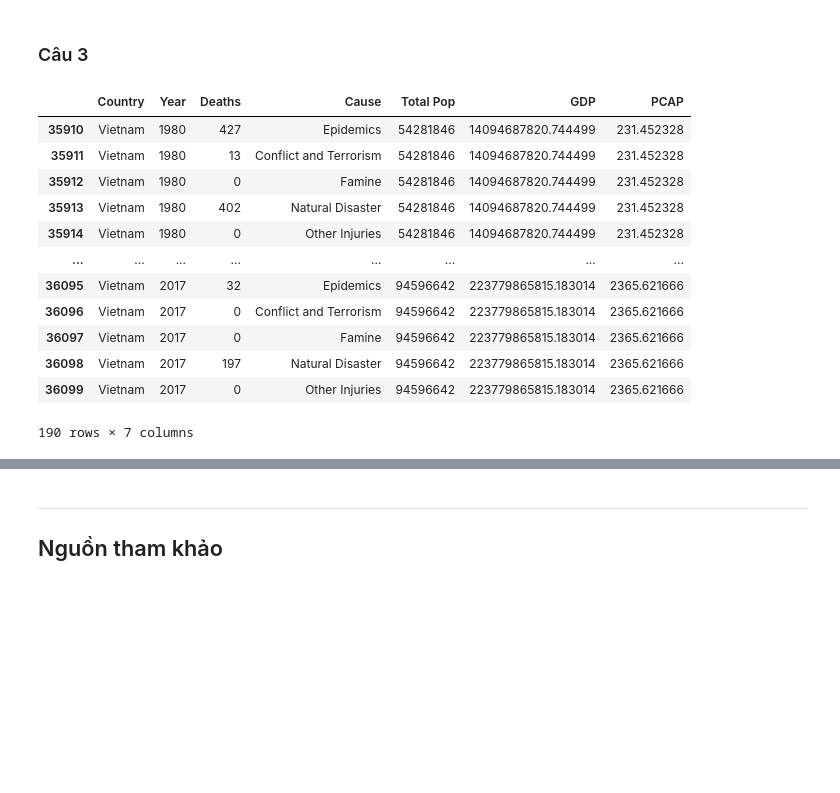
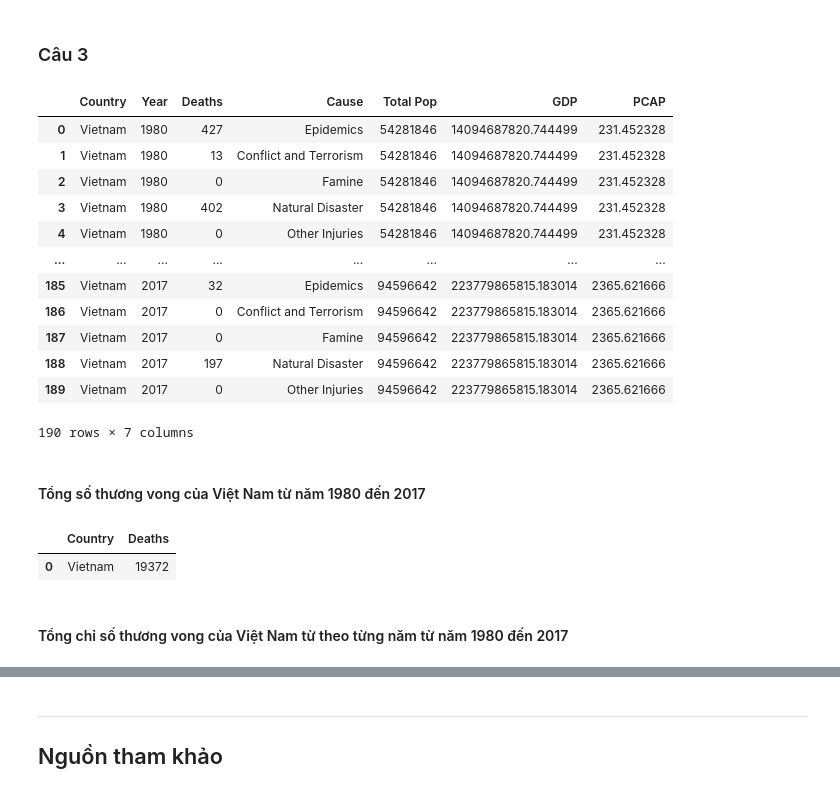
Before and after one commit to hcmus1712331/LTCKHDL-DACK, a Jupyter notebook: 1712331-NguyenThanhDat.ipynb, the cells around one changed output, grey strips where cells are left out. Cells and saved outputs as stored; diff of their text form; code cells hidden in the pictures; blank space fills up the shorter version.

```diff
--- a/1712331-NguyenThanhDat.ipynb
+++ b/1712331-NguyenThanhDat.ipynb
@@ -575,19 +576,29 @@ ax = sns.heatmap(corr, annot=True, cmap="YlGnBu") \
 # %% [markdown]
 ### Câu 3
 # %%
-vietnam_indicators = df[df['Country'] == 'Vietnam']
+vietnam_indicators = df[df['Country'] == 'Vietnam'].reset_index(drop=True)
 vietnam_indicators
 # %% [output]
 |  | Country | Year | Deaths | Cause | Total Pop | GDP | PCAP |
-| 35910 | Vietnam | 1980 | 427 | Epidemics | 54281846 | 14094687820.744499 | 231.452328 |
-| 35911 | Vietnam | 1980 | 13 | Conflict and Terrorism | 54281846 | 14094687820.744499 | 231.452328 |
-| 35912 | Vietnam | 1980 | 0 | Famine | 54281846 | 14094687820.744499 | 231.452328 |
-| 35913 | Vietnam | 1980 | 402 | Natural Disaster | 54281846 | 14094687820.744499 | 231.452328 |
-| 35914 | Vietnam | 1980 | 0 | Other Injuries | 54281846 | 14094687820.744499 | 231.452328 |
+| 0 | Vietnam | 1980 | 427 | Epidemics | 54281846 | 14094687820.744499 | 231.452328 |
+| 1 | Vietnam | 1980 | 13 | Conflict and Terrorism | 54281846 | 14094687820.744499 | 231.452328 |
+| 2 | Vietnam | 1980 | 0 | Famine | 54281846 | 14094687820.744499 | 231.452328 |
+| 3 | Vietnam | 1980 | 402 | Natural Disaster | 54281846 | 14094687820.744499 | 231.452328 |
+| 4 | Vietnam | 1980 | 0 | Other Injuries | 54281846 | 14094687820.744499 | 231.452328 |
 | ... | ... | ... | ... | ... | ... | ... | ... |
-| 36095 | Vietnam | 2017 | 32 | Epidemics | 94596642 | 223779865815.183014 | 2365.621666 |
-| 36096 | Vietnam | 2017 | 0 | Conflict and Terrorism | 94596642 | 223779865815.183014 | 2365.621666 |
-| 36097 | Vietnam | 2017 | 0 | Famine | 94596642 | 223779865815.183014 | 2365.621666 |
-| 36098 | Vietnam | 2017 | 197 | Natural Disaster | 94596642 | 223779865815.183014 | 2365.621666 |
-| 36099 | Vietnam | 2017 | 0 | Other Injuries | 94596642 | 223779865815.183014 | 2365.621666 |
+| 185 | Vietnam | 2017 | 32 | Epidemics | 94596642 | 223779865815.183014 | 2365.621666 |
+| 186 | Vietnam | 2017 | 0 | Conflict and Terrorism | 94596642 | 223779865815.183014 | 2365.621666 |
+| 187 | Vietnam | 2017 | 0 | Famine | 94596642 | 223779865815.183014 | 2365.621666 |
+| 188 | Vietnam | 2017 | 197 | Natural Disaster | 94596642 | 223779865815.183014 | 2365.621666 |
+| 189 | Vietnam | 2017 | 0 | Other Injuries | 94596642 | 223779865815.183014 | 2365.621666 |
 190 rows × 7 columns
+# %% [markdown]
+#### Tổng số thương vong của Việt Nam từ năm 1980 đến 2017
+# %%
+vietnam_deaths_indicator = vietnam_indicators.groupby(['Country'])['Deaths'].sum().reset_index()
+vietnam_deaths_indicator
+# %% [output]
+|  | Country | Deaths |
+| 0 | Vietnam | 19372 |
+# %% [markdown]
+#### Tổng chỉ số thương vong của Việt Nam từ theo từng năm từ năm 1980 đến 2017
```
Also changed, not shown: parts of 14 cells of this notebook.
